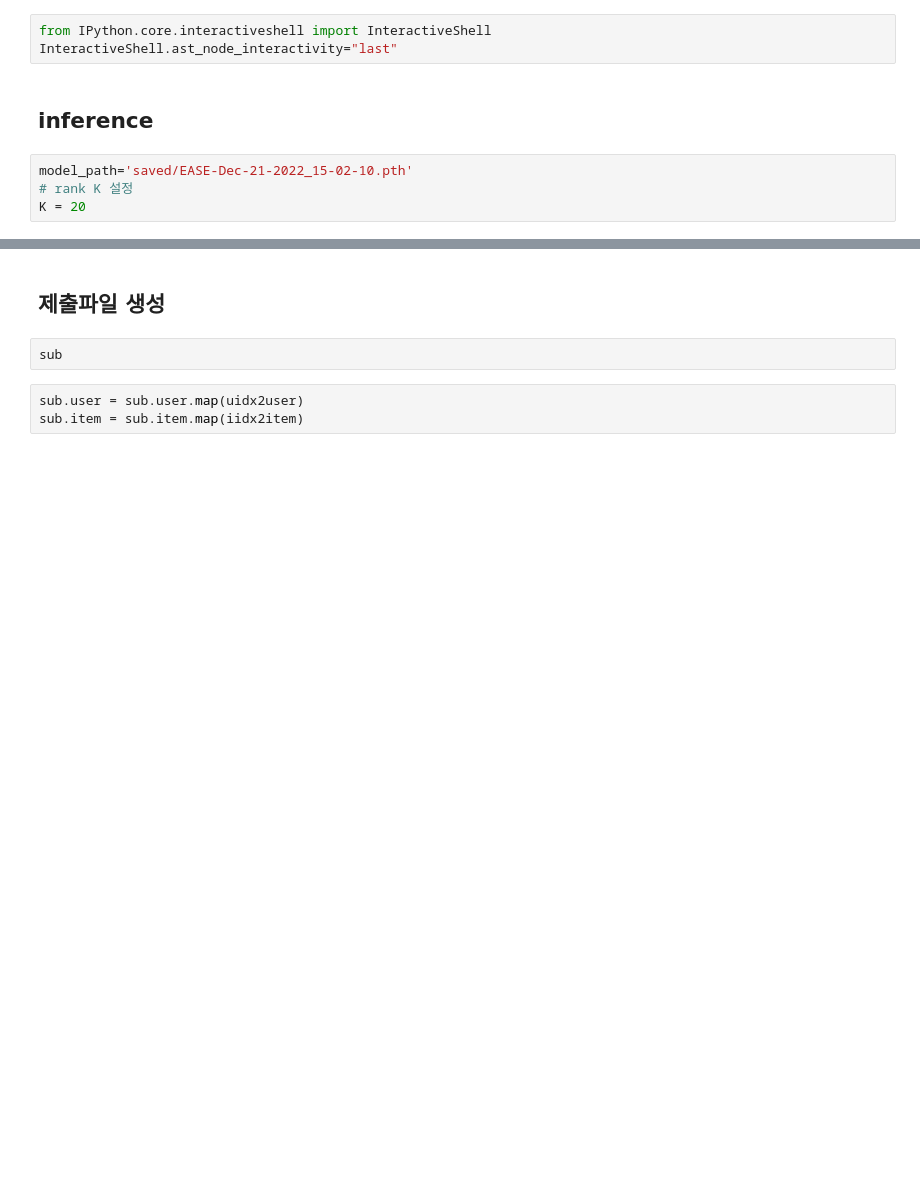
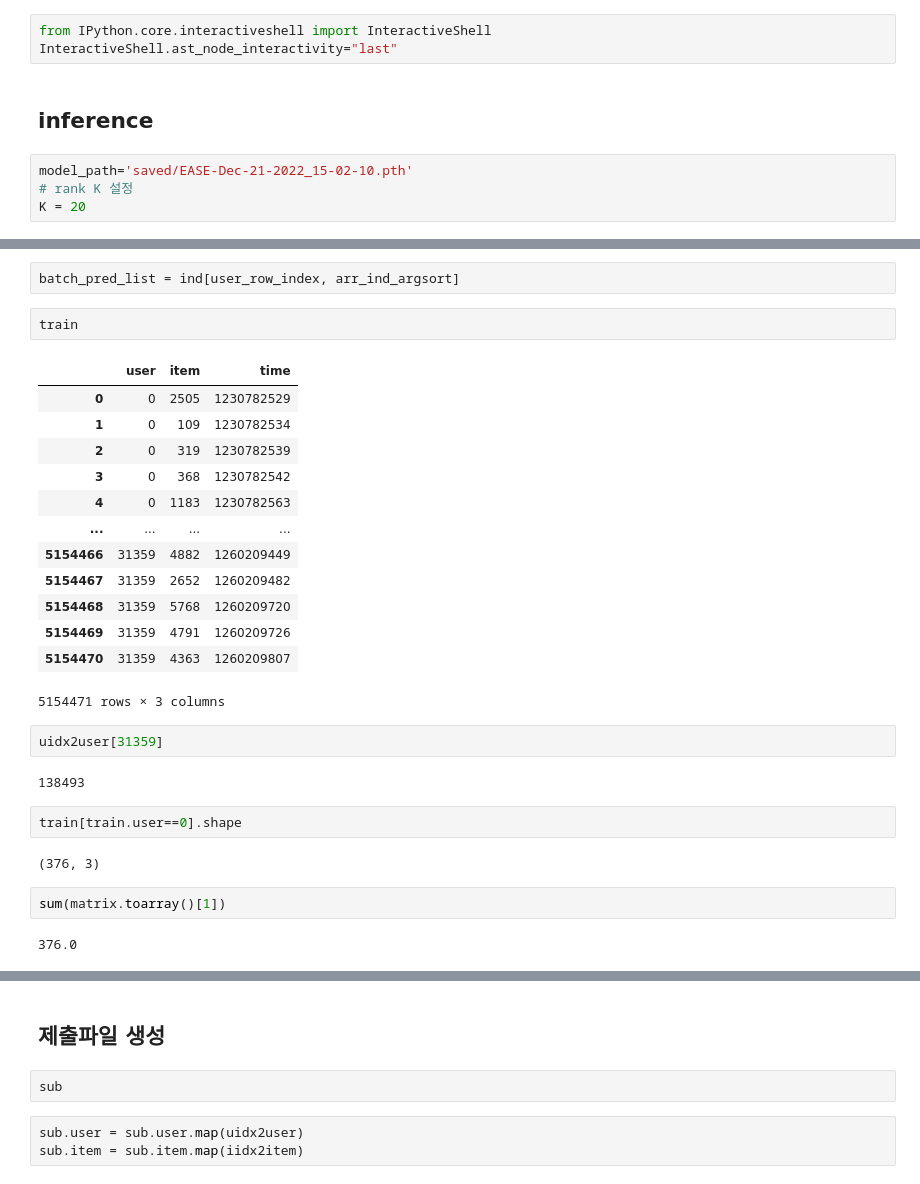
Before and after one commit to boostcampaitech4lv23recsys2/level2_movierecommendation_recsys-level2-recsys-08, a Jupyter notebook: Recbole/Recbole_EASE.ipynb, the cells around one changed output, grey strips where cells are left out. Saved outputs shown, nothing was run; the diff lists cells and outputs as text; blank space fills up the shorter version.

```diff
--- a/Recbole/Recbole_EASE.ipynb
+++ b/Recbole/Recbole_EASE.ipynb
@@ -253,3 +400,33 @@ K = 20
+# %%
+batch_pred_list = ind[user_row_index, arr_ind_argsort]
+# %%
+train
+# %% [output]
+|  | user | item | time |
+| 0 | 0 | 2505 | 1230782529 |
+| 1 | 0 | 109 | 1230782534 |
+| 2 | 0 | 319 | 1230782539 |
+| 3 | 0 | 368 | 1230782542 |
+| 4 | 0 | 1183 | 1230782563 |
+| ... | ... | ... | ... |
+| 5154466 | 31359 | 4882 | 1260209449 |
+| 5154467 | 31359 | 2652 | 1260209482 |
+| 5154468 | 31359 | 5768 | 1260209720 |
+| 5154469 | 31359 | 4791 | 1260209726 |
+| 5154470 | 31359 | 4363 | 1260209807 |
+5154471 rows × 3 columns
+# %%
+uidx2user[31359]
+# %% [output]
+138493
+# %%
+train[train.user==0].shape
+# %% [output]
+(376, 3)
+# %%
+sum(matrix.toarray()[1])
+# %% [output]
+376.0
 # %%
 # config, model, dataset 불러오기
 checkpoint = torch.load(model_path)
```
Also changed, not shown: parts of 22 cells of this notebook.
